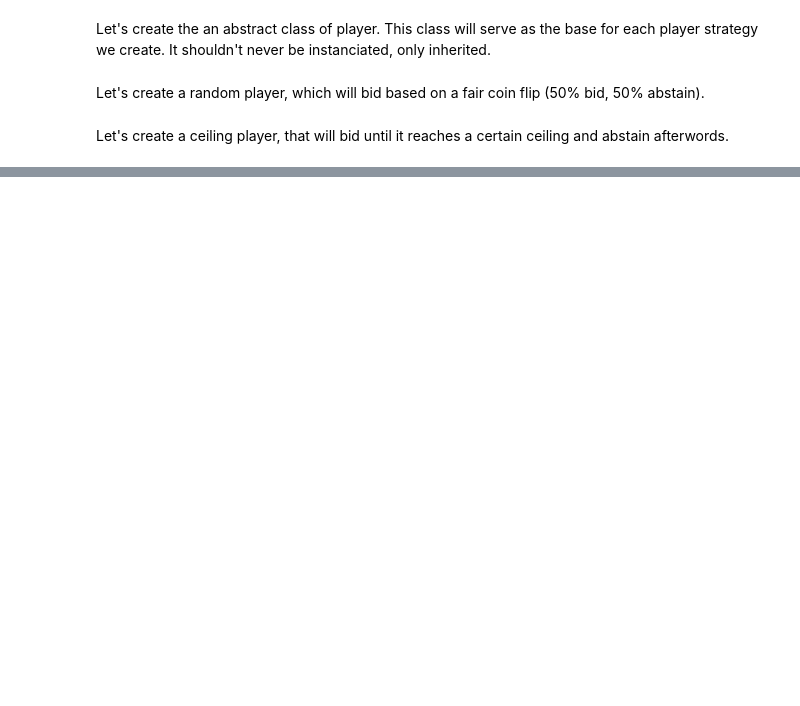
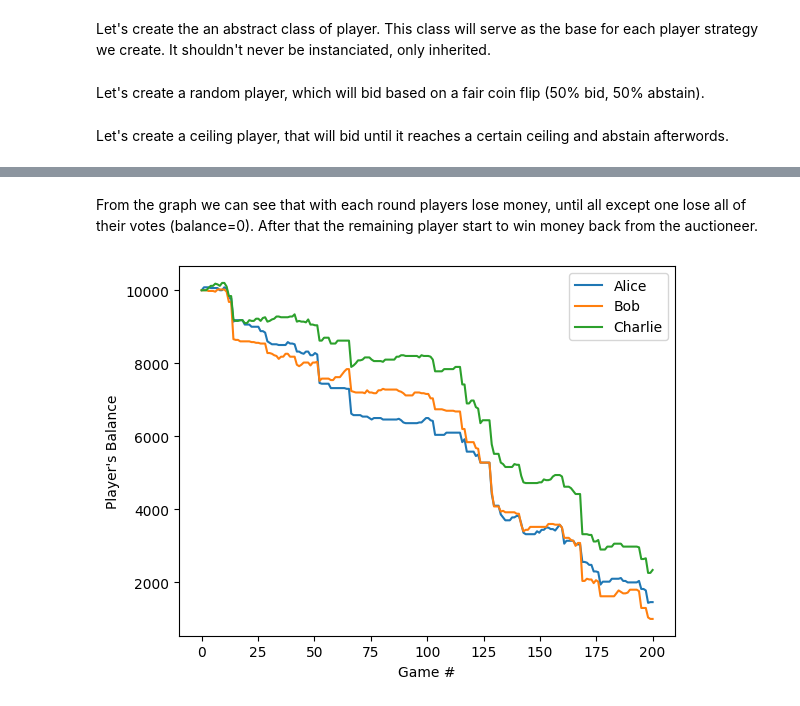
Before and after one commit to chrispcode/100-vote-auction, a Jupyter notebook: 100VoteAuction.ipynb, the cells around one changed output, grey strips where cells are left out. Drawn from its saved outputs; the diff is of its cells as text; code cells hidden in the pictures; blank space fills up the shorter version.

```diff
--- a/100VoteAuction.ipynb
+++ b/100VoteAuction.ipynb
@@ -138,0 +175,14 @@ import matplotlib.pyplot as plt
+# %% [markdown]
+From the graph we can see that with each round players lose money, until all except one lose all of their votes (balance=0). After that the remaining player start to win money back from the auctioneer.
+# %%
+players = [
+  RandomPlayer("Alice",   balance=10000, increment=20),
+  RandomPlayer("Bob",     balance=10000, increment=20),
+  RandomPlayer("Charlie", balance=10000, increment=20),
+]
+
+repeated_auction = RepeatedAuction(players, rounds=200)
+repeated_auction.run()
+repeated_auction.plot()
+# %% [output]
+[figure, added]
```
Also changed, not shown: parts of 21 cells of this notebook.
